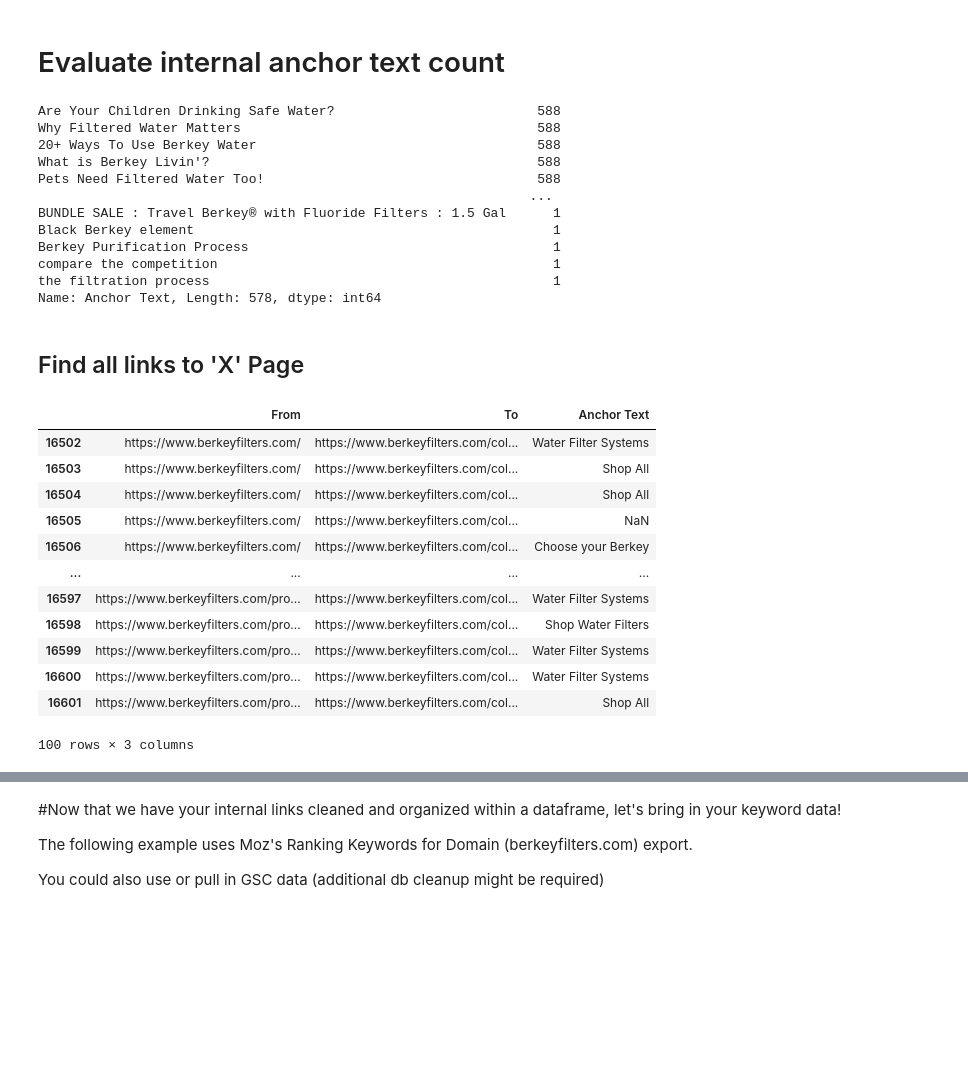
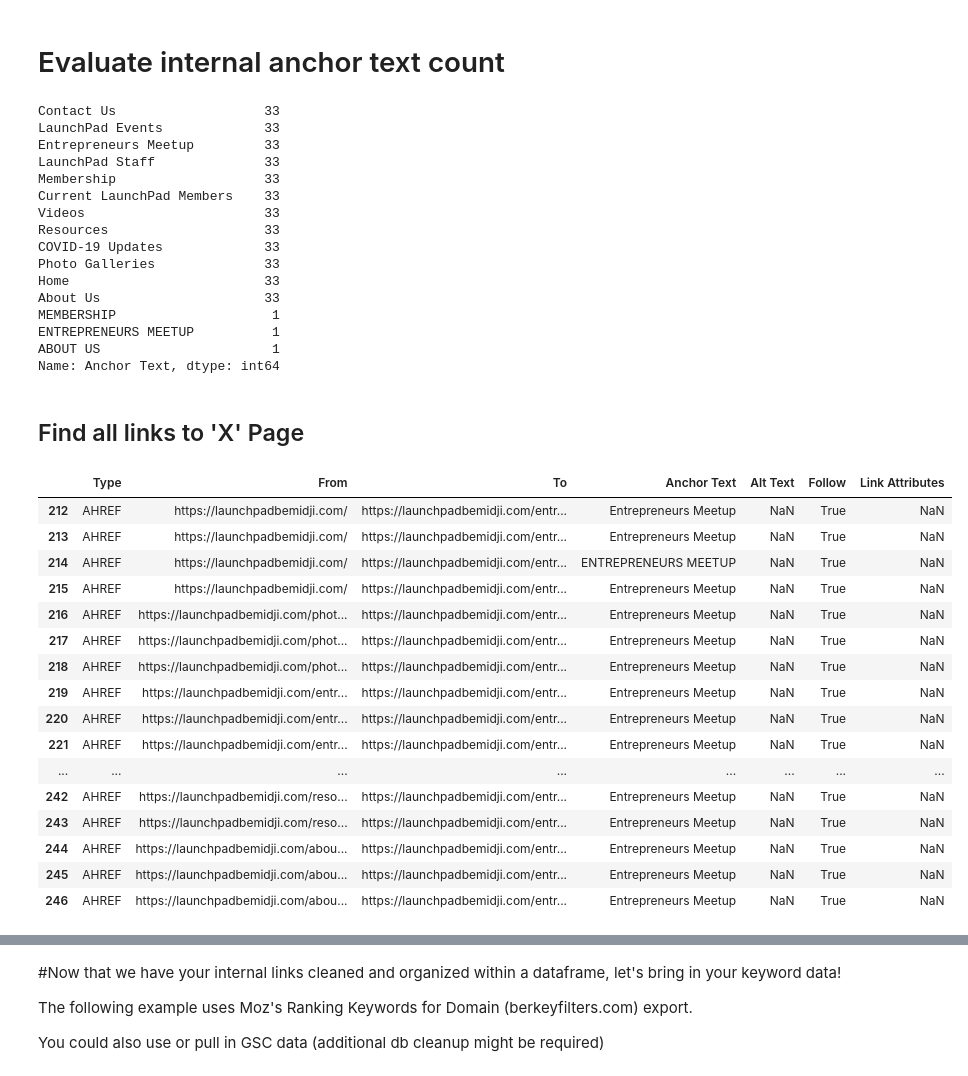
Before and after one commit to BritneyMuller/colab-notebooks, a Jupyter notebook: Quick_&_Dirty_Internal_Link_Analysis.ipynb, the cells around one changed output, grey strips where cells are left out. Saved outputs shown, nothing was run; the diff lists cells and outputs as text; code cells hidden in the pictures; blank space fills up the shorter version.

```diff
--- a/Quick_&_Dirty_Internal_Link_Analysis.ipynb
+++ b/Quick_&_Dirty_Internal_Link_Analysis.ipynb
@@ -43,7 +43,7 @@ Saving berkey-inlinks.csv to berkey-inlinks.csv
 # %% [markdown]
 Upload data as "df" (dataframe)
 # %%
-df = pd.read_csv("lp-inlinks.csv")
+df = pd.read_csv("lp-inlinks (1).csv")
 # %% [markdown]
 Look at the first 5 lines (this includes the header)
 # %%
@@ -86,35 +86,43 @@ Name: To, Length: 196, dtype: int64
 # %%
 df['Anchor Text'].value_counts()
 # %% [output]
-Are Your Children Drinking Safe Water?                          588
-Why Filtered Water Matters                                      588
-20+ Ways To Use Berkey Water                                    588
-What is Berkey Livin'?                                          588
-Pets Need Filtered Water Too!                                   588
-                                                               ...
-BUNDLE SALE : Travel Berkey® with Fluoride Filters : 1.5 Gal      1
-Black Berkey element                                              1
-Berkey Purification Process                                       1
-compare the competition                                           1
-the filtration process                                            1
-Name: Anchor Text, Length: 578, dtype: int64
+Contact Us                   33
+LaunchPad Events             33
+Entrepreneurs Meetup         33
+LaunchPad Staff              33
+Membership                   33
+Current LaunchPad Members    33
+Videos                       33
+Resources                    33
+COVID-19 Updates             33
+Photo Galleries              33
+Home                         33
+About Us                     33
+MEMBERSHIP                    1
+ENTREPRENEURS MEETUP          1
+ABOUT US                      1
+Name: Anchor Text, dtype: int64
 # %% [markdown]
 ## Find all links to 'X' Page
 # %%
-df_filtered = df[(df['To'].str.contains("/collections/berkey-water-filter-systems", regex=True)==True)]
+df_filtered = df[(df['To'].str.contains("/entrepreneur-meet-up/", regex=True)==True)]
 df_filtered.head(100)
 #"From" URLs use targeted Anchor Text
 # %% [output]
-|  | From | To | Anchor Text |
-| 16502 | https://www.berkeyfilters.com/ | https://www.berkeyfilters.com/col... | Water Filter Systems |
-| 16503 | https://www.berkeyfilters.com/ | https://www.berkeyfilters.com/col... | Shop All |
-| 16504 | https://www.berkeyfilters.com/ | https://www.berkeyfilters.com/col... | Shop All |
-| 16505 | https://www.berkeyfilters.com/ | https://www.berkeyfilters.com/col... | NaN |
-| 16506 | https://www.berkeyfilters.com/ | https://www.berkeyfilters.com/col... | Choose your Berkey |
-| ... | ... | ... | ... |
-| 16597 | https://www.berkeyfilters.com/pro... | https://www.berkeyfilters.com/col... | Water Filter Systems |
-| 16598 | https://www.berkeyfilters.com/pro... | https://www.berkeyfilters.com/col... | Shop Water Filters |
-| 16599 | https://www.berkeyfilters.com/pro... | https://www.berkeyfilters.com/col... | Water Filter Systems |
-| 16600 | https://www.berkeyfilters.com/pro... | https://www.berkeyfilters.com/col... | Water Filter Systems |
-| 16601 | https://www.berkeyfilters.com/pro... | https://www.berkeyfilters.com/col... | Shop All |
+|  | Type | From | To | Anchor Text | Alt Text | Follow | Link Attributes |
+| 212 | AHREF | https://launchpadbemidji.com/ | https://launchpadbemidji.com/entr... | Entrepreneurs Meetup | NaN | True | NaN |
+| 213 | AHREF | https://launchpadbemidji.com/ | https://launchpadbemidji.com/entr... | Entrepreneurs Meetup | NaN | True | NaN |
+| 214 | AHREF | https://launchpadbemidji.com/ | https://launchpadbemidji.com/entr... | ENTREPRENEURS MEETUP | NaN | True | NaN |
+| 215 | AHREF | https://launchpadbemidji.com/ | https://launchpadbemidji.com/entr... | Entrepreneurs Meetup | NaN | True | NaN |
+| 216 | AHREF | https://launchpadbemidji.com/phot... | https://launchpadbemidji.com/entr... | Entrepreneurs Meetup | NaN | True | NaN |
+| 217 | AHREF | https://launchpadbemidji.com/phot... | https://launchpadbemidji.com/entr... | Entrepreneurs Meetup | NaN | True | NaN |
+| 218 | AHREF | https://launchpadbemidji.com/phot... | https://launchpadbemidji.com/entr... | Entrepreneurs Meetup | NaN | True | NaN |
+| 219 | AHREF | https://launchpadbemidji.com/entr... | https://launchpadbemidji.com/entr... | Entrepreneurs Meetup | NaN | True | NaN |
+| 220 | AHREF | https://launchpadbemidji.com/entr... | https://launchpadbemidji.com/entr... | Entrepreneurs Meetup | NaN | True | NaN |
+| 221 | AHREF | https://launchpadbemidji.com/entr... | https://launchpadbemidji.com/entr... | Entrepreneurs Meetup | NaN | True | NaN |
+| ... | ... | ... | ... | ... | ... | ... | ... |
+| 242 | AHREF | https://launchpadbemidji.com/reso... | https://launchpadbemidji.com/entr... | Entrepreneurs Meetup | NaN | True | NaN |
+| 243 | AHREF | https://launchpadbemidji.com/reso... | https://launchpadbemidji.com/entr... | Entrepreneurs Meetup | NaN | True | NaN |
+| 244 | AHREF | https://launchpadbemidji.com/abou... | https://launchpadbemidji.com/entr... | Entrepreneurs Meetup | NaN | True | NaN |
+| 245 | AHREF | https://launchpadbemidji.com/abou... | https://launchpadbemidji.com/entr... | Entrepreneurs Meetup | NaN | True | NaN |
+| 246 | AHREF | https://launchpadbemidji.com/abou... | https://launchpadbemidji.com/entr... | Entrepreneurs Meetup | NaN | True | NaN |
-100 rows × 3 columns
```
Also changed, not shown: parts of 14 cells of this notebook.
